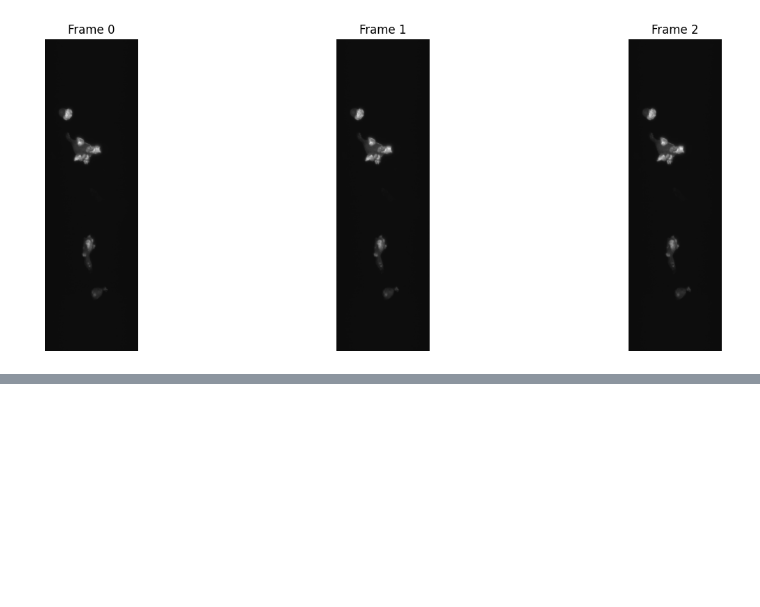
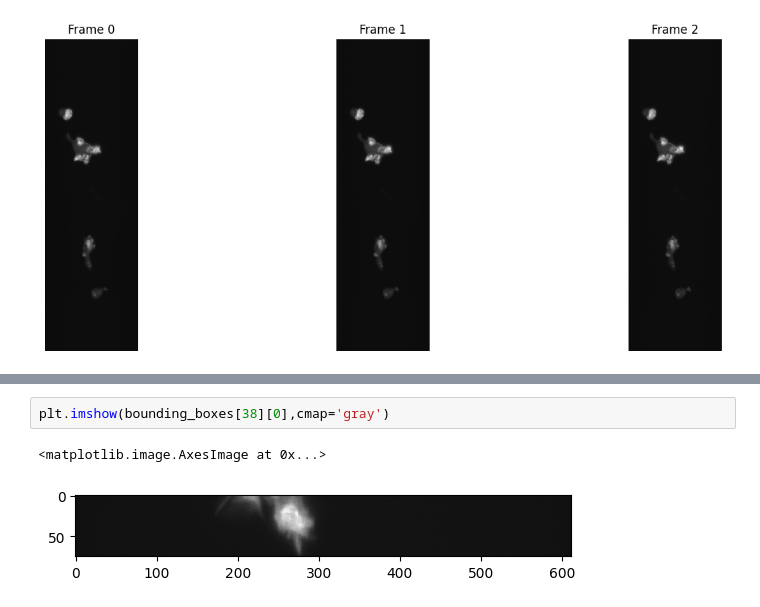
Before and after one commit to SammyAgrawal/ActinMotionPrediction, a Jupyter notebook: torch_datasets/example_use.ipynb, the cells around one changed output, grey strips where cells are left out. Cells and saved outputs as stored; diff of their text form; blank space fills up the shorter version.

Commit message:
exploratory bounding box stuff

```diff
--- a/torch_datasets/example_use.ipynb
+++ b/torch_datasets/example_use.ipynb
@@ -67,0 +96,5 @@ NameError: name 'all_bbox' is not defined
+# %%
+plt.imshow(bounding_boxes[38][0],cmap='gray')
+# %% [output]
+<matplotlib.image.AxesImage at 0x...>
+[figure, added]
```
Also changed, not shown: parts of 4 cells of this notebook, 1 other file.
